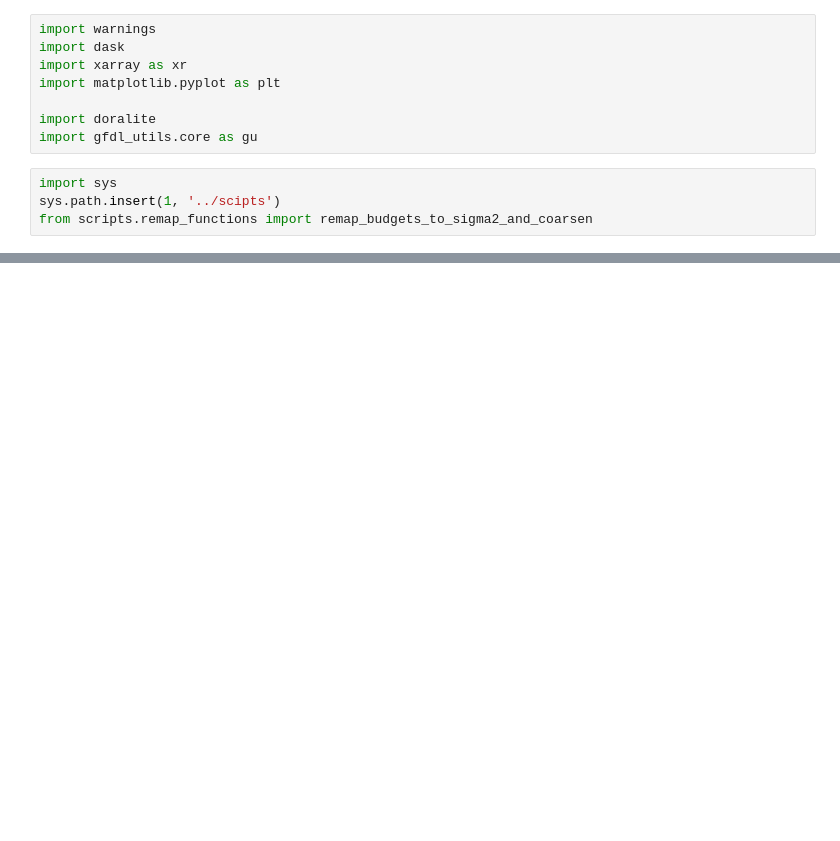
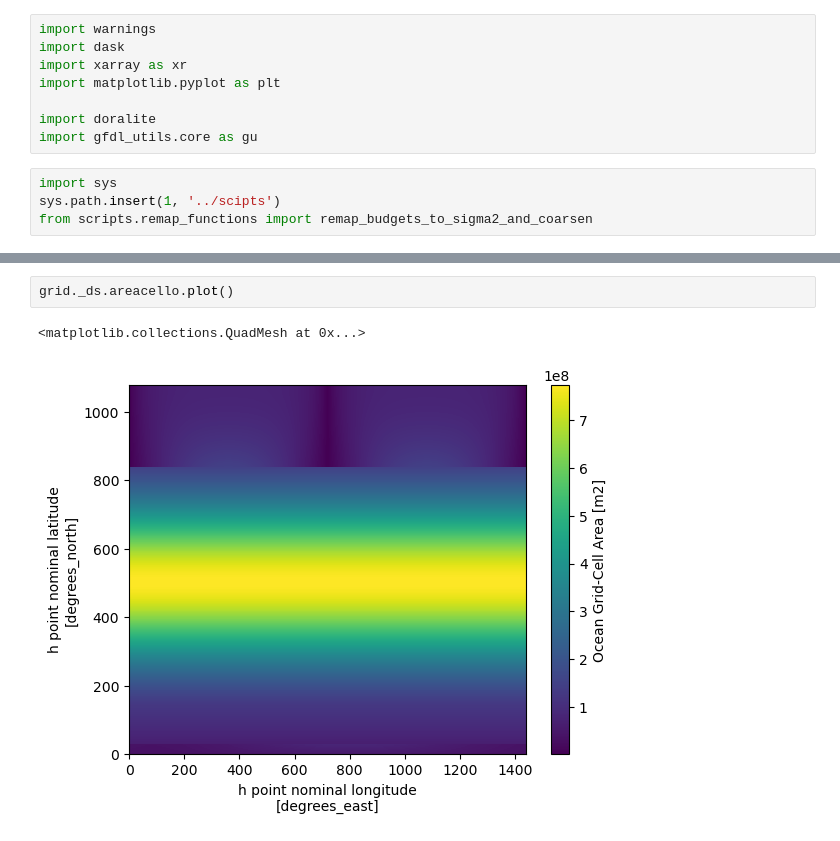
Before and after one commit to hdrake/CM4Xutils, a Jupyter notebook: examples/coarsen_budget_diags.ipynb, the cells around one changed output, grey strips where cells are left out. Drawn from its saved outputs; the diff is of its cells as text; blank space fills up the shorter version.

```diff
--- a/examples/coarsen_budget_diags.ipynb
+++ b/examples/coarsen_budget_diags.ipynb
@@ -56,0 +51,5 @@ Coordinates: (12/30)
+# %%
+grid._ds.areacello.plot()
+# %% [output]
+<matplotlib.collections.QuadMesh at 0x...>
+[figure, added]
```
Also changed, not shown: parts of 19 cells of this notebook, 6 other files.
